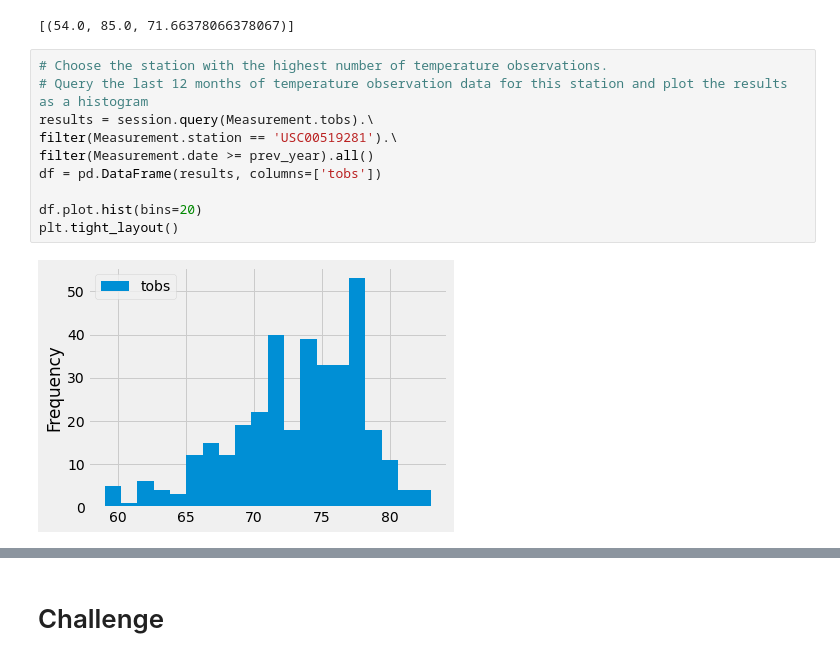
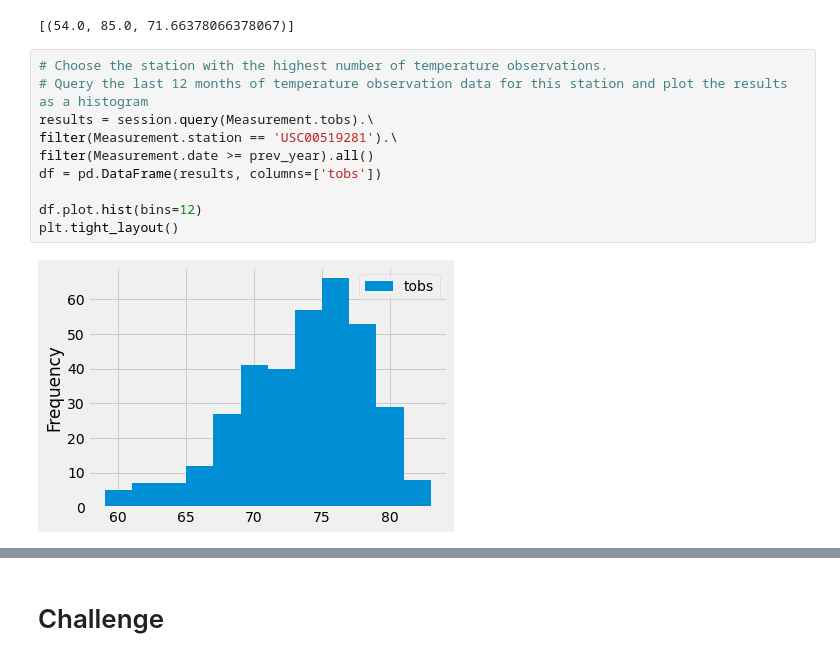
Before and after one commit to lrincon34/surfs_up, a Jupyter notebook: climate_analysis.ipynb, the cells around one changed output, grey strips where cells are left out. Cells and saved outputs as stored; diff of their text form.

```diff
--- a/climate_analysis.ipynb
+++ b/climate_analysis.ipynb
@@ -100,15 +100,15 @@ filter(Measurement.station == 'USC00519281').all()
 # %%
 # Choose the station with the highest number of temperature observations.
 # Query the last 12 months of temperature observation data for this station and plot the results as a histogram
 results = session.query(Measurement.tobs).\
 filter(Measurement.station == 'USC00519281').\
 filter(Measurement.date >= prev_year).all()
 df = pd.DataFrame(results, columns=['tobs'])
 
-df.plot.hist(bins=20)
+df.plot.hist(bins=12)
 plt.tight_layout()
 # %% [output]
-[figure, old version]
+[figure, new version]
 # %%
 # Write a function called `calc_temps` that will accept start date and end date in the format '%Y-%m-%d'
 # and return the minimum, average, and maximum temperatures for that range of dates
```
Also changed, not shown: parts of 16 cells of this notebook.
